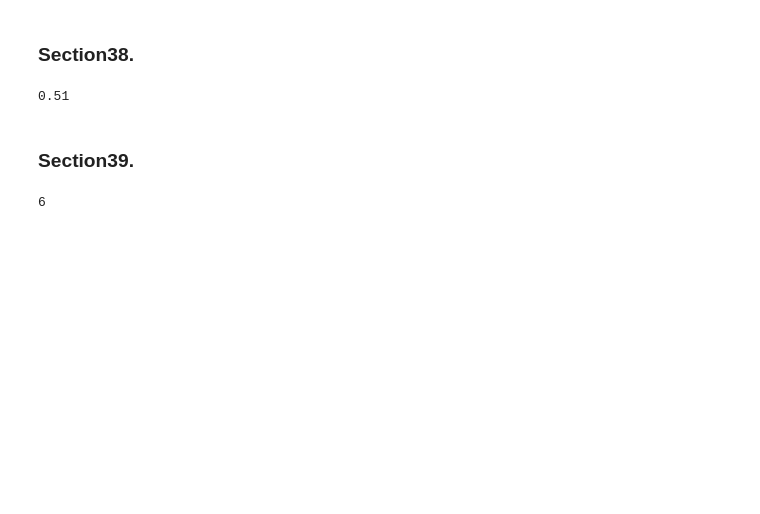
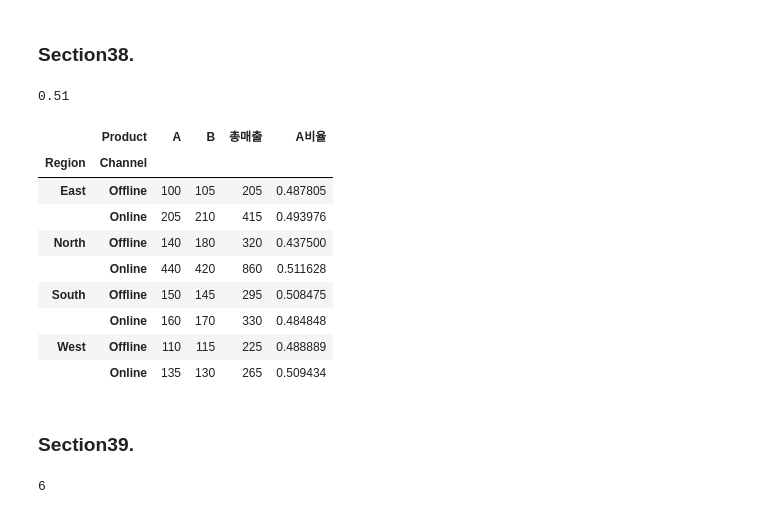
Before and after one commit to 0sun-creater/BigDataCertificationCourses, a Jupyter notebook: part1/ch3/ch3_ex_type1.ipynb, the cells around one changed output. Saved outputs shown, nothing was run; the diff lists cells and outputs as text; code cells hidden in the pictures; blank space fills up the shorter version.

```diff
--- a/part1/ch3/ch3_ex_type1.ipynb
+++ b/part1/ch3/ch3_ex_type1.ipynb
@@ -628,8 +669,24 @@ df = pd.read_csv("https://raw.githubusercontent.com/lovedlim/bigdata_analyst_cer
 # %%
 import pandas as pd
 df = pd.read_csv("https://raw.githubusercontent.com/lovedlim/bigdata_analyst_cert_v2/refs/heads/main/part1/ch3/region_sales.csv")
+#Date, Region, Product, Channel, Sales
+pivot = pd.pivot_table(df, index=['Region','Channel'], columns='Product', values='Sales', aggfunc='sum')
+pivot['총매출'] = pivot['A'] + pivot['B']
+pivot['A비율'] = pivot['A'] / pivot['총매출']
+print(round(pivot['A비율'].max(),2))
+pivot
 # %% [output]
 0.51
+|  | Product | A | B | 총매출 | A비율 |
+| Region | Channel |  |  |  |  |
+| East | Offline | 100 | 105 | 205 | 0.487805 |
+|  | Online | 205 | 210 | 415 | 0.493976 |
+| North | Offline | 140 | 180 | 320 | 0.437500 |
+|  | Online | 440 | 420 | 860 | 0.511628 |
+| South | Offline | 150 | 145 | 295 | 0.508475 |
+|  | Online | 160 | 170 | 330 | 0.484848 |
+| West | Offline | 110 | 115 | 225 | 0.488889 |
+|  | Online | 135 | 130 | 265 | 0.509434 |
 # %% [markdown]
 ### Section39.
 # %%
```
Also changed, not shown: parts of 6 cells of this notebook.
